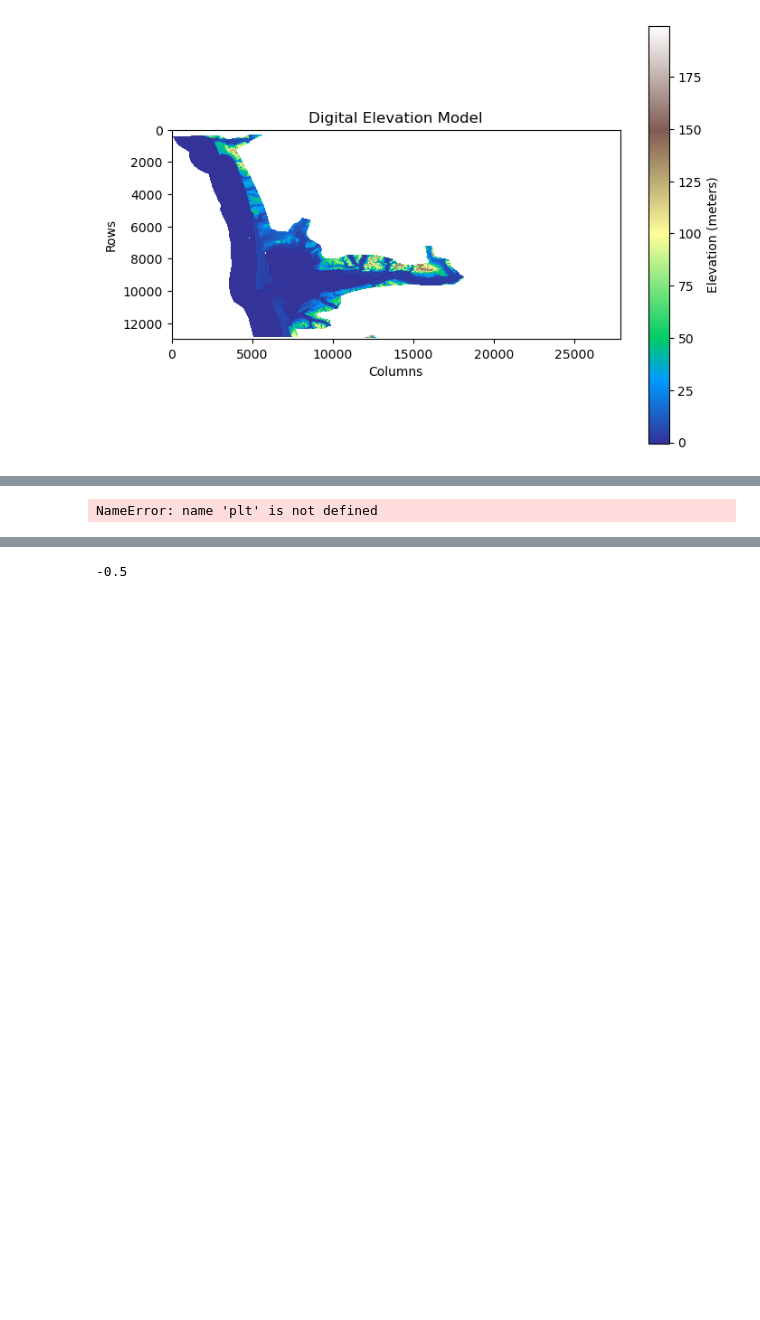
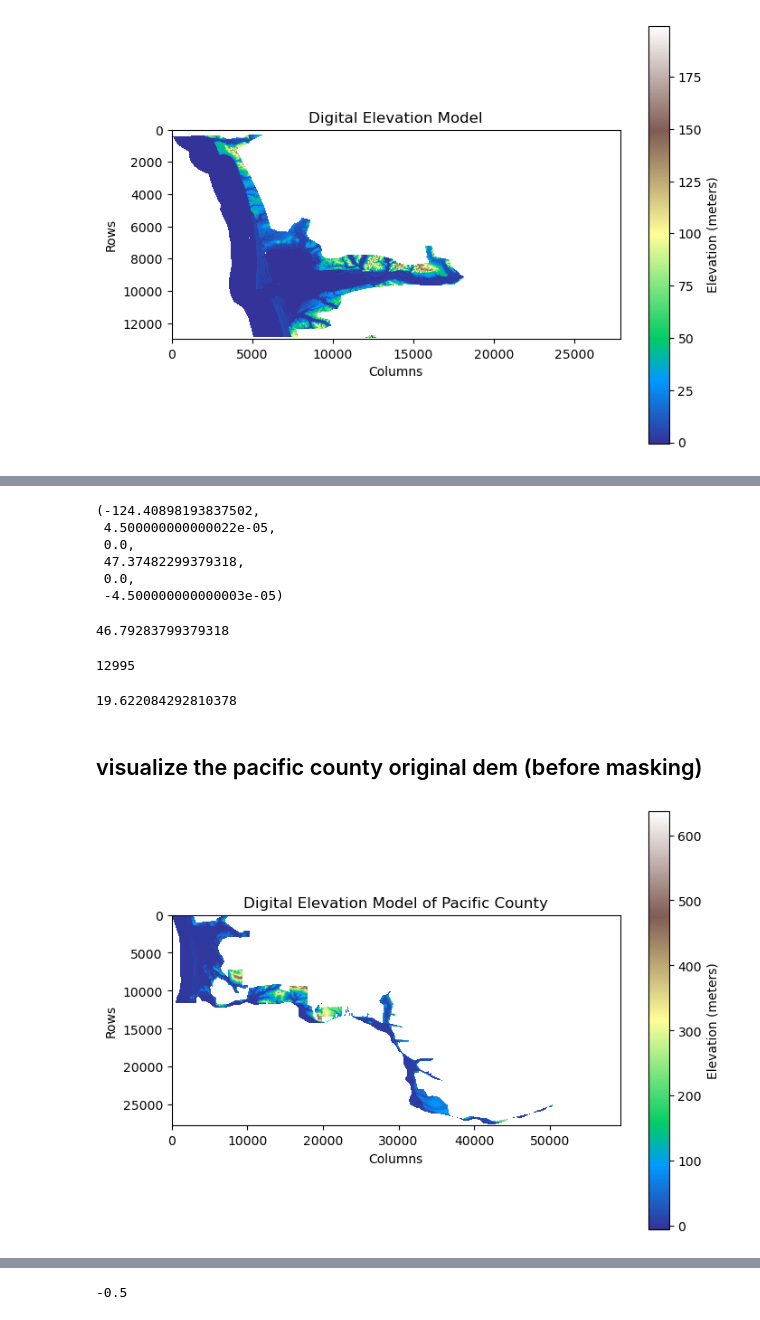
Before and after one commit to JerryLiu-96/Grays_Harbor_Storymap, a Jupyter notebook: assets/slr_method/combine_dem.ipynb, the cells around one changed output, grey strips where cells are left out. Drawn from its saved outputs; the diff is of its cells as text; code cells hidden in the pictures; blank space fills up the shorter version.

```diff
--- a/assets/slr_method/combine_dem.ipynb
+++ b/assets/slr_method/combine_dem.ipynb
@@ -100,10 +159,33 @@ plt.show()
+# %%
+elev_array_gh_bounds
+# %% [output]
+(-124.40898193837502,
+ 4.500000000000022e-05,
+ 0.0,
+ 47.37482299379318,
+ 0.0,
+ -4.500000000000003e-05)
+# %%
+elev_array_gh_bounds[3]+12933*elev_array_gh_bounds[5]
+# %% [output]
+46.79283799379318
+# %%
+elev_array_gh.RasterYSize
+# %% [output]
+12995
+# %%
+(46.79288299379318-ymid)/abs(elev_array_gh_bounds[5])
+# %% [output]
+19.622084292810378
+# %% [markdown]
+## visualize the pacific county original dem (before masking)
 # %%
 plt.figure(figsize=(8, 6))
 plt.imshow(altitude_values_pc, cmap='terrain',vmin=np.nanmin(altitude_values_pc),vmax=np.nanmax(altitude_values_pc))  # Use 'terrain' colormap for elevation
 plt.colorbar(label='Elevation (meters)')
-plt.title('Digital Elevation Model_pacific county')
+plt.title('Digital Elevation Model of Pacific County')
 plt.xlabel('Columns')
 plt.ylabel('Rows')
 plt.show()
 # %% [output]
-NameError: name 'plt' is not defined
+[figure, added]
```
Also changed, not shown: parts of 63 cells of this notebook, 2 other files.
